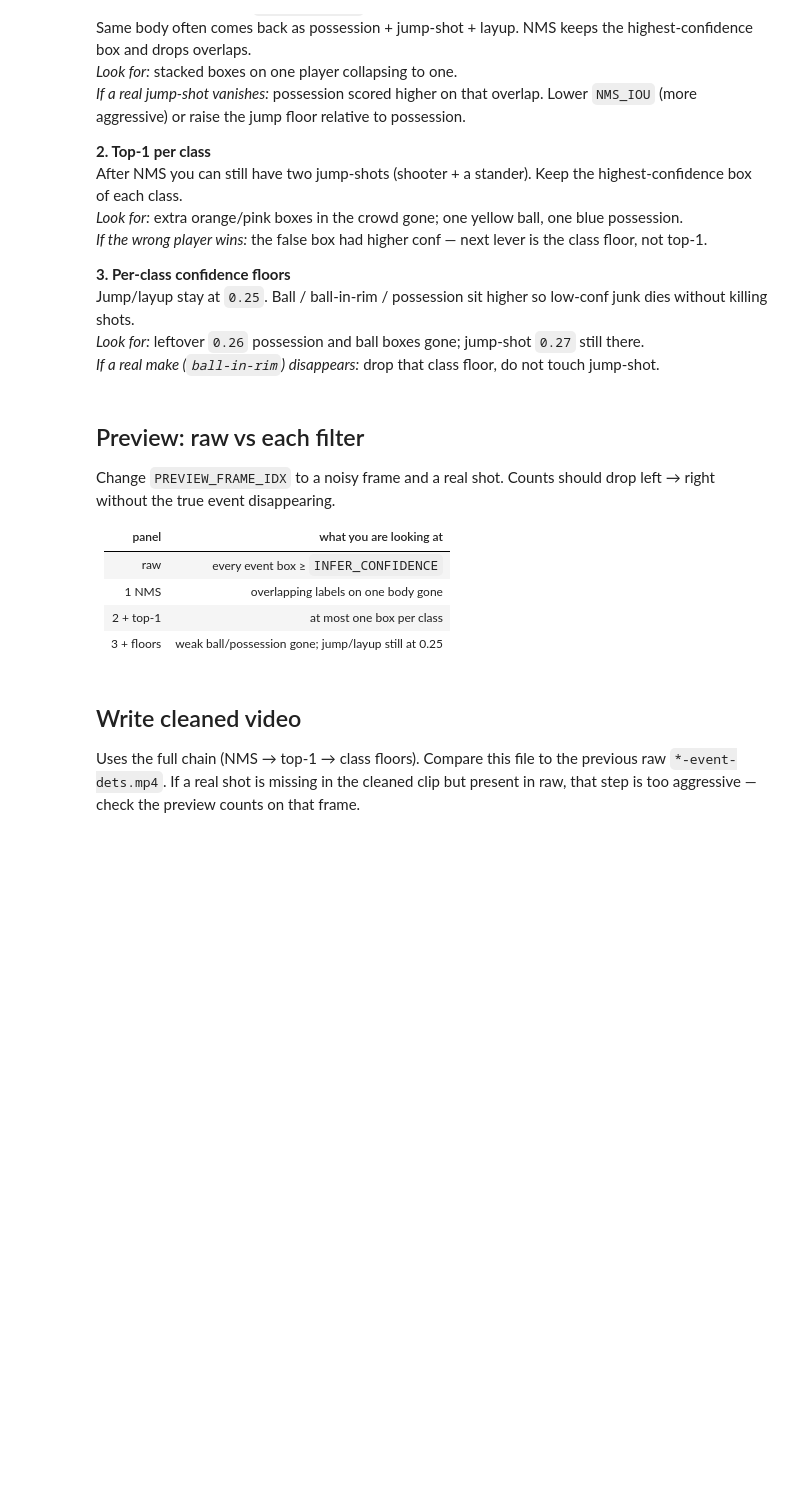
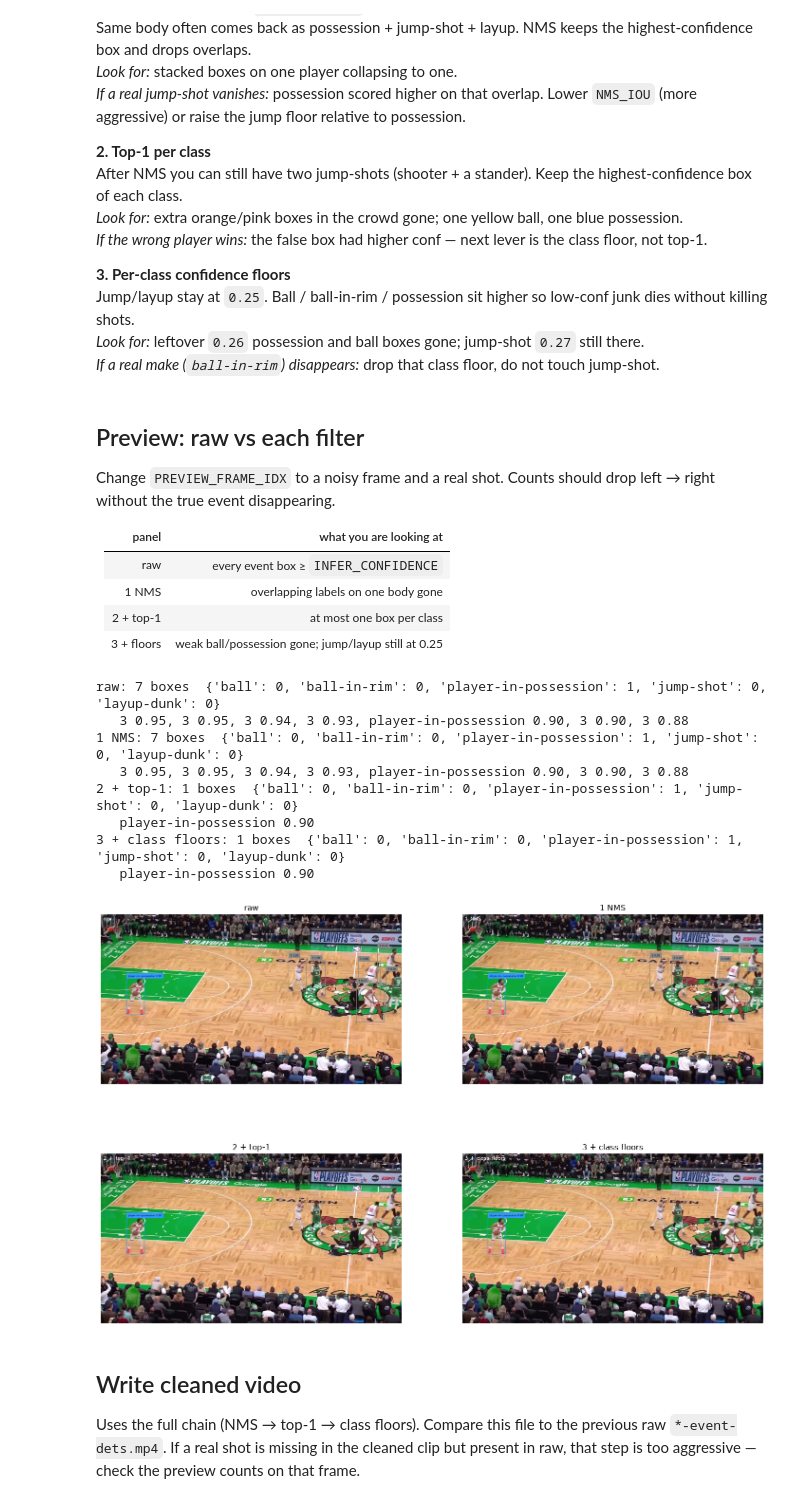
Before and after one commit to ZoukaB/Basketball-player-tracking, a Jupyter notebook: notebooks/testing.ipynb, the cells around one changed output. Drawn from its saved outputs; the diff is of its cells as text; code cells hidden in the pictures; blank space fills up the shorter version.

Commit message:
Updated pipeline on new branch, moving towards validating detections + tracking on longer videos and cleaning up repo

```diff
--- a/notebooks/testing.ipynb
+++ b/notebooks/testing.ipynb
@@ -71,9 +79,15 @@ PREVIEW_FRAME_IDX = 141    # source frame for the still preview
 
 BALL_CLASS_ID = 0
 BALL_IN_RIM_CLASS_ID = 1
+PLAYERS = 3
 PLAYER_IN_POSSESSION_CLASS_ID = 4
 JUMP_SHOT_CLASS_ID = 5
 LAYUP_DUNK_CLASS_ID = 6
+
+PLAYERS_CLASS_IDS = [
+    PLAYERS,
+    PLAYER_IN_POSSESSION_CLASS_ID
+]
 
 EVENT_CLASS_IDS = [
     BALL_CLASS_ID,
@@ -147,7 +165,7 @@ Jump/layup stay at `0.25`. Ball / ball-in-rim / possession sit higher so low-con
 *Look for:* leftover `0.26` possession and ball boxes gone; jump-shot `0.27` still there.
 *If a real make (`ball-in-rim`) disappears:* drop that class floor, do not touch jump-shot.
 # %%
-def detect_raw(frame):
+def detect_raw(frame,classes):
     """Low-threshold RF-DETR, event classes only. No cleaning."""
     result = PLAYER_DETECTION_MODEL.infer(
         frame,
@@ -157,7 +175,7 @@ def detect_raw(frame):
     detections = sv.Detections.from_inference(result)
     if len(detections) == 0:
         return detections
-    return detections[np.isin(detections.class_id, EVENT_CLASS_IDS)]
+    return detections[np.isin(detections.class_id, classes)]
 
 
 def apply_nms(detections, iou=NMS_IOU):
@@ -290,34 +308,44 @@ Change `PREVIEW_FRAME_IDX` to a noisy frame and a real shot. Counts should drop
 | 2 + top-1 | at most one box per class |
 | 3 + floors | weak ball/possession gone; jump/layup still at 0.25 |
 # %%
-PREVIEW_FRAME_IDX = 144
+PREVIEW_FRAME_IDX = 10
 
 frame_generator = sv.get_video_frames_generator(
     str(SOURCE_VIDEO_PATH),
     start=PREVIEW_FRAME_IDX,
     iterative_seek=True,
 )
 frame = next(frame_generator)
 
-raw = detect_raw(frame)
+raw = detect_raw(frame,PLAYERS_CLASS_IDS)
 nms, top1, cleaned = clean_detections(raw)
 
 print_stage("raw", raw)
 print_stage("1 NMS", nms)
 print_stage("2 + top-1", top1)
 print_stage("3 + class floors", cleaned)
 
 sv.plot_images_grid(
     images=[
         annotate_events(frame, raw, "raw"),
         annotate_events(frame, nms, "1 NMS"),
         annotate_events(frame, top1, "2 + top-1"),
         annotate_events(frame, cleaned, "3 + class floors"),
     ],
     titles=["raw", "1 NMS", "2 + top-1", "3 + class floors"],
     grid_size=(2, 2),
     size=(18, 12),
 )
+# %% [output]
+raw: 7 boxes  {'ball': 0, 'ball-in-rim': 0, 'player-in-possession': 1, 'jump-shot': 0, 'layup-dunk': 0}
+   3 0.95, 3 0.95, 3 0.94, 3 0.93, player-in-possession 0.90, 3 0.90, 3 0.88
+1 NMS: 7 boxes  {'ball': 0, 'ball-in-rim': 0, 'player-in-possession': 1, 'jump-shot': 0, 'layup-dunk': 0}
+   3 0.95, 3 0.95, 3 0.94, 3 0.93, player-in-possession 0.90, 3 0.90, 3 0.88
+2 + top-1: 1 boxes  {'ball': 0, 'ball-in-rim': 0, 'player-in-possession': 1, 'jump-shot': 0, 'layup-dunk': 0}
+   player-in-possession 0.90
+3 + class floors: 1 boxes  {'ball': 0, 'ball-in-rim': 0, 'player-in-possession': 1, 'jump-shot': 0, 'layup-dunk': 0}
+   player-in-possession 0.90
+[figure, added]
 # %% [markdown]
 ## Write cleaned video
 
```
Also changed, not shown: parts of 4 cells of this notebook, 14 other files.
